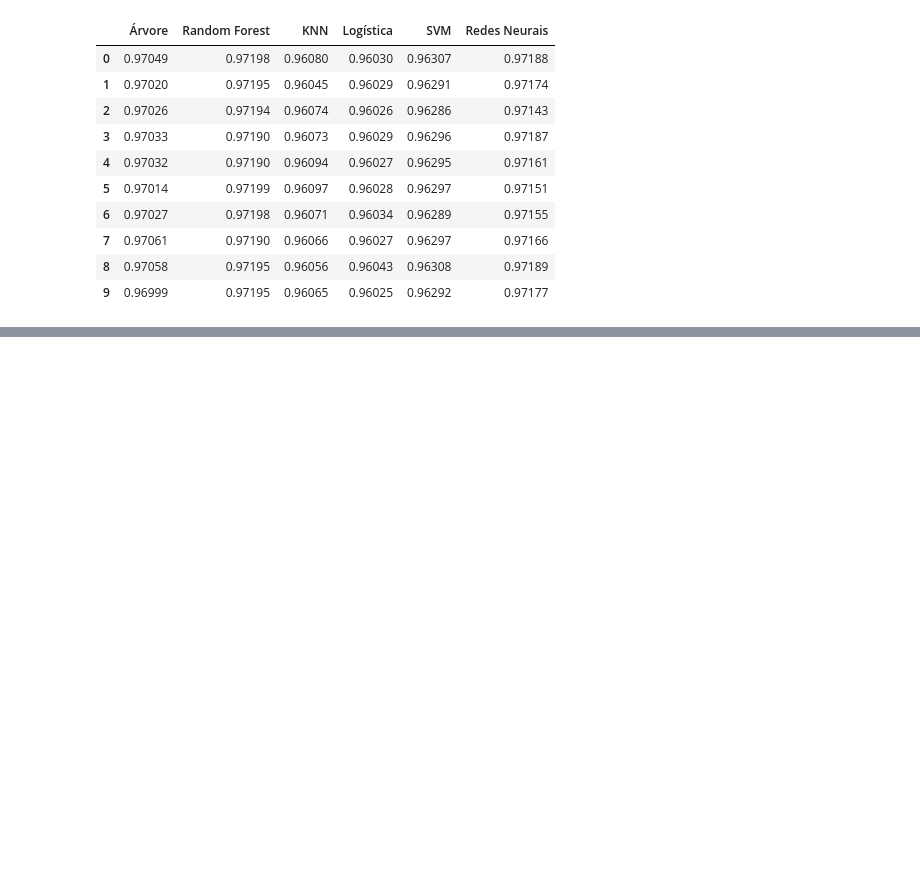
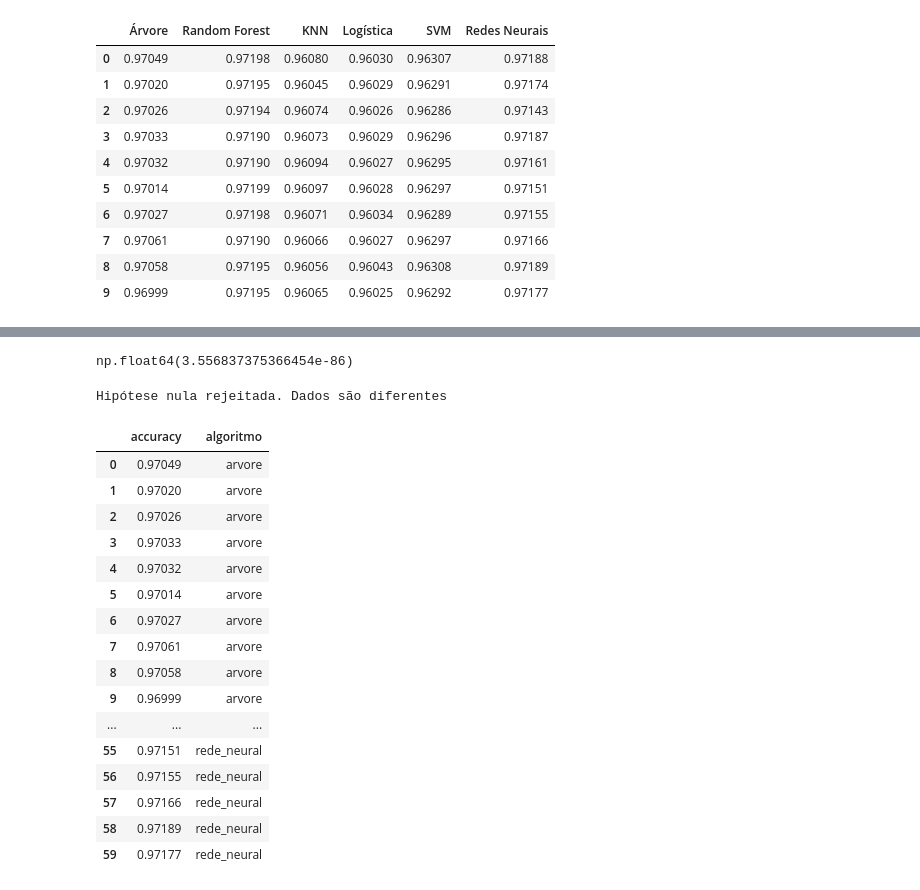
Before and after one commit to MarcoAmef/diabetes_classification, a Jupyter notebook: diabetes_model.ipynb, the cells around one changed output, grey strips where cells are left out. Cells and saved outputs as stored; diff of their text form; code cells hidden in the pictures; blank space fills up the shorter version.

```diff
--- a/diabetes_model.ipynb
+++ b/diabetes_model.ipynb
@@ -514,0 +541,13 @@ resultados.to_csv('resultados_validacao_cruzada.csv')
+# %%
+_, p = f_oneway(arvore_lista, random_forest_lista, knn_lista, logistica_lista, svm_lista, rede_neural_lista)
+p
+# %% [output]
+np.float64(3.556837375366454e-86)
+# %%
+alpha = 0.05
+if p <= alpha:
+  print('Hipótese nula rejeitada.')
+else:
+  print('Hipótese alternativa rejeitada.')
+# %% [output]
+Hipótese nula rejeitada. Dados são diferentes
@@ -514,0 +556,20 @@ resultados.to_csv('resultados_validacao_cruzada.csv')
+# %%
+kfold_resultados
+# %% [output]
+|  | accuracy | algoritmo |
+| 0 | 0.97049 | arvore |
+| 1 | 0.97020 | arvore |
+| 2 | 0.97026 | arvore |
+| 3 | 0.97033 | arvore |
+| 4 | 0.97032 | arvore |
+| 5 | 0.97014 | arvore |
+| 6 | 0.97027 | arvore |
+| 7 | 0.97061 | arvore |
+| 8 | 0.97058 | arvore |
+| 9 | 0.96999 | arvore |
+| ... | ... | ... |
+| 55 | 0.97151 | rede_neural |
+| 56 | 0.97155 | rede_neural |
+| 57 | 0.97166 | rede_neural |
+| 58 | 0.97189 | rede_neural |
+| 59 | 0.97177 | rede_neural |
```
Also changed, not shown: parts of 10 cells of this notebook.
